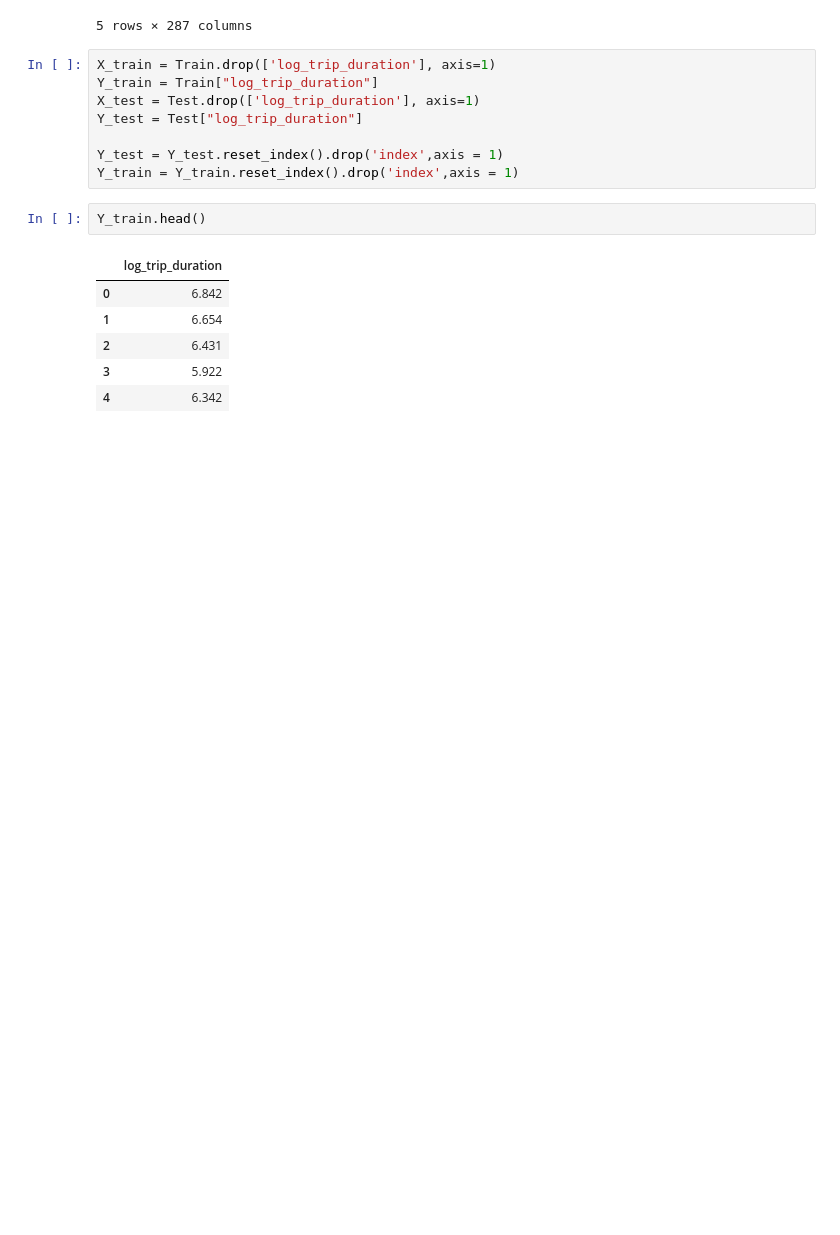
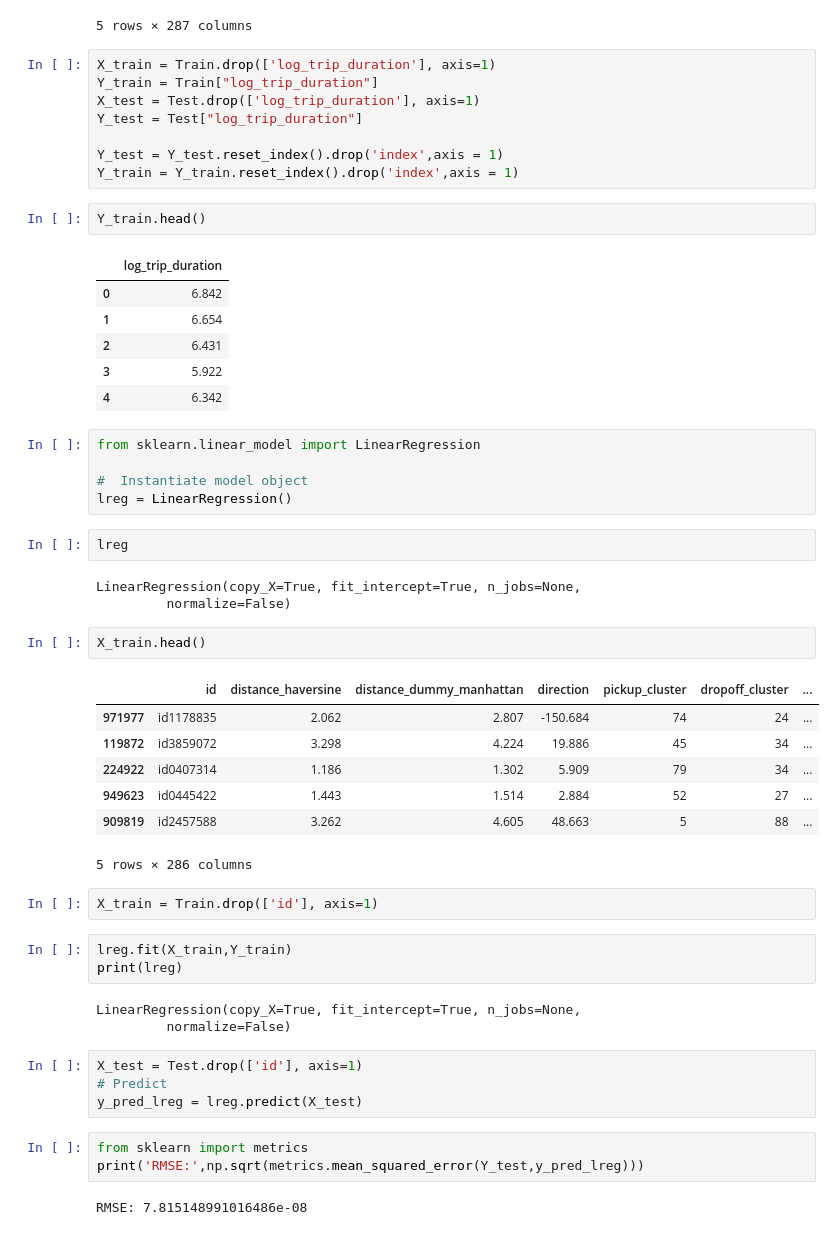
Before and after one commit to erakhilgupta/python-prac, a Jupyter notebook: NYC2.ipynb, the cells around one changed output. Cells and saved outputs as stored; diff of their text form; blank space fills up the shorter version.

```diff
--- a/NYC2.ipynb
+++ b/NYC2.ipynb
@@ -682,3 +682,40 @@ Y_train.head()
 | 2 | 6.431 |
 | 3 | 5.922 |
 | 4 | 6.342 |
+# %%
+from sklearn.linear_model import LinearRegression
+
+#  Instantiate model object
+lreg = LinearRegression()
+# %%
+lreg
+# %% [output]
+LinearRegression(copy_X=True, fit_intercept=True, n_jobs=None,
+         normalize=False)
+# %%
+X_train.head()
+# %% [output]
+|  | id | distance_haversine | distance_dummy_manhattan | direction | pickup_cluster | dropoff_cluster | ... |
+| 971977 | id1178835 | 2.062 | 2.807 | -150.684 | 74 | 24 | ... |
+| 119872 | id3859072 | 3.298 | 4.224 | 19.886 | 45 | 34 | ... |
+| 224922 | id0407314 | 1.186 | 1.302 | 5.909 | 79 | 34 | ... |
+| 949623 | id0445422 | 1.443 | 1.514 | 2.884 | 52 | 27 | ... |
+| 909819 | id2457588 | 3.262 | 4.605 | 48.663 | 5 | 88 | ... |
+5 rows × 286 columns
+# %%
+X_train = Train.drop(['id'], axis=1)
+# %%
+lreg.fit(X_train,Y_train)
+print(lreg)
+# %% [output]
+LinearRegression(copy_X=True, fit_intercept=True, n_jobs=None,
+         normalize=False)
+# %%
+X_test = Test.drop(['id'], axis=1)
+# Predict
+y_pred_lreg = lreg.predict(X_test)
+# %%
+from sklearn import metrics
+print('RMSE:',np.sqrt(metrics.mean_squared_error(Y_test,y_pred_lreg)))
+# %% [output]
+RMSE: 7.815148991016486e-08
```
Also changed, not shown: parts of 3 cells of this notebook.
